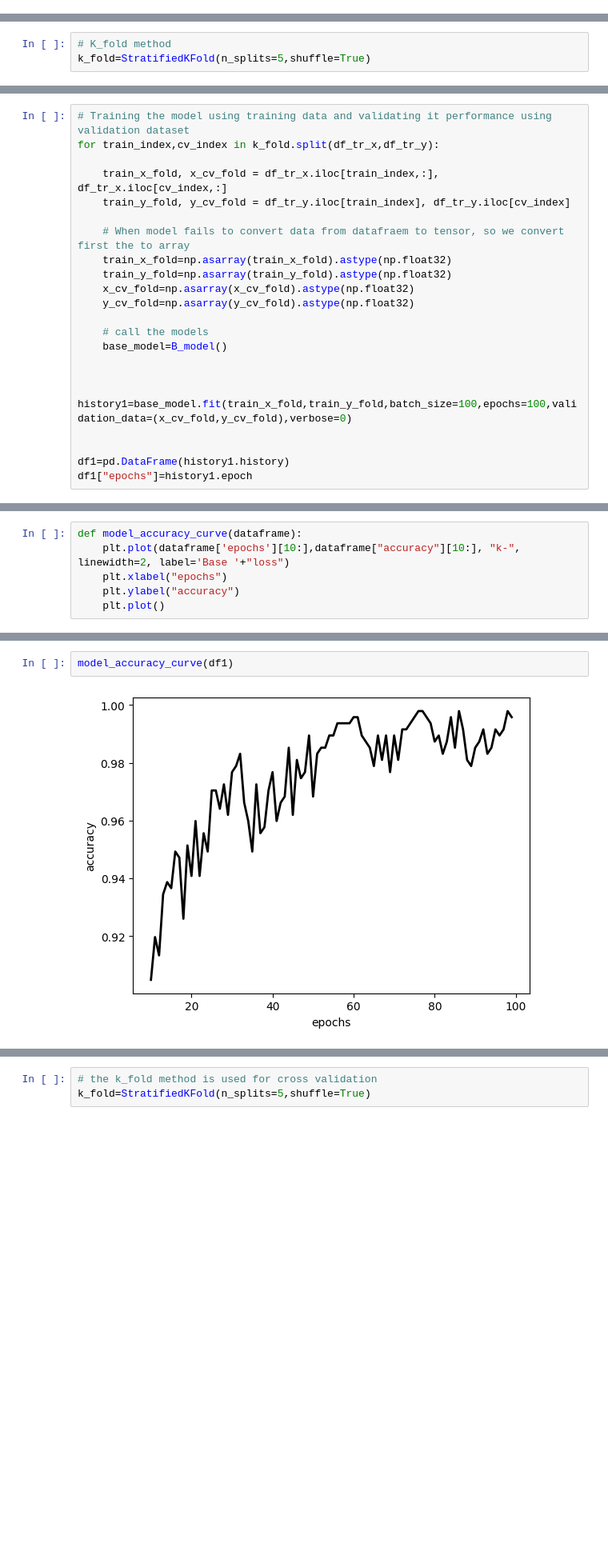
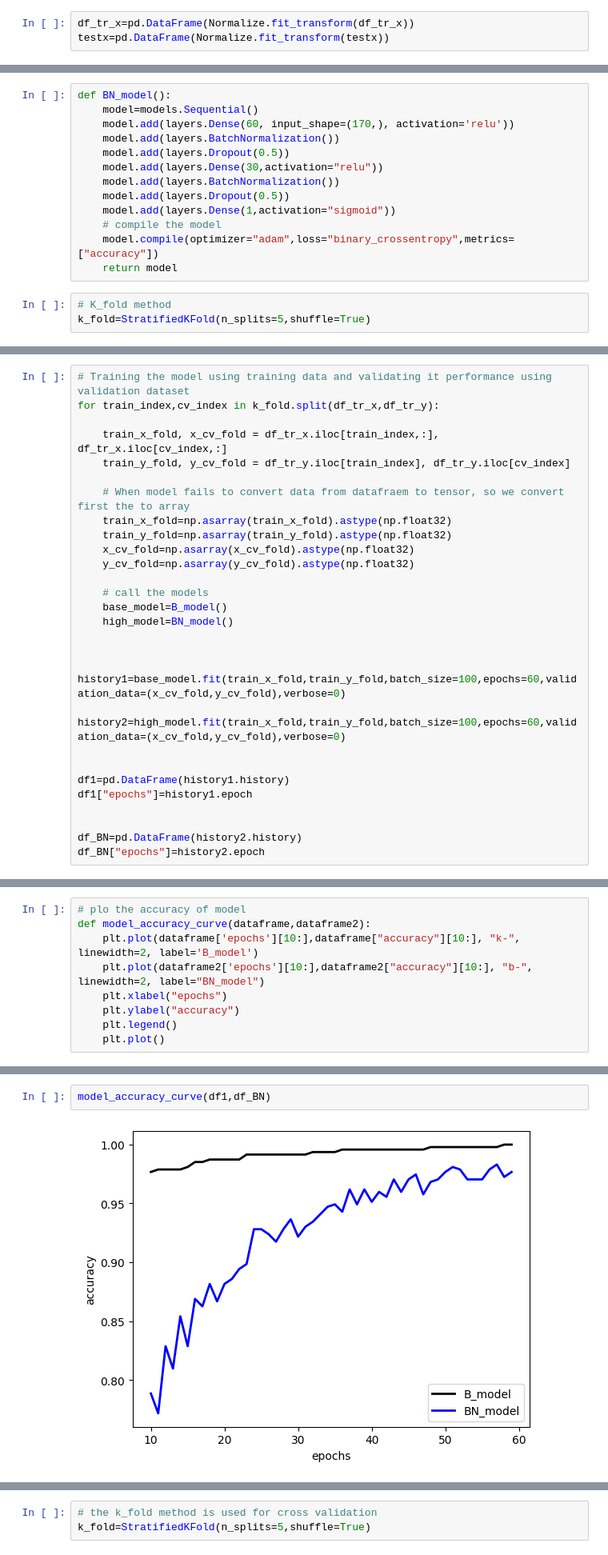
Before and after one commit to GVanave/Predictive-Analysis-of-Sensor-Data, a Jupyter notebook: Approach_Third.ipynb, the cells around one changed output, grey strips where cells are left out. Shown at 80% size. Drawn from its saved outputs; the diff is of its cells as text; blank space fills up the shorter version.

```diff
--- a/Approach_Third.ipynb
+++ b/Approach_Third.ipynb
@@ -43,6 +44,9 @@ df_tr_y=df_tr_null["class"]
 
 testx=df_test_null.drop("class",axis=1)
 testy=df_test_null["class"]
+# %%
+df_tr_x=pd.DataFrame(Normalize.fit_transform(df_tr_x))
+testx=pd.DataFrame(Normalize.fit_transform(testx))
 # %%
 testx
 # %% [output]
@@ -70,6 +74,19 @@ def B_model():
     # Compile model
     model.compile(loss='binary_crossentropy', optimizer='adam', metrics=['accuracy'])
     return model
+# %%
+def BN_model():
+    model=models.Sequential()
+    model.add(layers.Dense(60, input_shape=(170,), activation='relu'))
+    model.add(layers.BatchNormalization())
+    model.add(layers.Dropout(0.5))
+    model.add(layers.Dense(30,activation="relu"))
+    model.add(layers.BatchNormalization())
+    model.add(layers.Dropout(0.5))
+    model.add(layers.Dense(1,activation="sigmoid"))
+    # compile the model
+    model.compile(optimizer="adam",loss="binary_crossentropy",metrics=["accuracy"])
+    return model
 # %%
 # K_fold method
 k_fold=StratifiedKFold(n_splits=5,shuffle=True)
@@ -92,10 +109,16 @@ for train_index,cv_index in k_fold.split(df_tr_x,df_tr_y):
 
     # call the models
     base_model=B_model()
+    high_model=BN_model()
 
 
-    history1=base_model.fit(train_x_fold,train_y_fold,batch_size=100,epochs=100,validation_data=(x_cv_fold,y_cv_fold),verbose=0)
+    history1=base_model.fit(train_x_fold,train_y_fold,batch_size=100,epochs=60,validation_data=(x_cv_fold,y_cv_fold),verbose=0)
+    history2=high_model.fit(train_x_fold,train_y_fold,batch_size=100,epochs=60,validation_data=(x_cv_fold,y_cv_fold),verbose=0)
 
 
 df1=pd.DataFrame(history1.history)
 df1["epochs"]=history1.epoch
+
+
+df_BN=pd.DataFrame(history2.history)
+df_BN["epochs"]=history2.epoch
@@ -130,8 +183,11 @@ def model_loss_curve(dataframe1):
     plt.legend()
     plt.plot()
 # %%
-def model_accuracy_curve(dataframe):
-    plt.plot(dataframe['epochs'][10:],dataframe["accuracy"][10:], "k-", linewidth=2, label='Base '+"loss")
+# plo the accuracy of model
+def model_accuracy_curve(dataframe,dataframe2):
+    plt.plot(dataframe['epochs'][10:],dataframe["accuracy"][10:], "k-", linewidth=2, label='B_model')
+    plt.plot(dataframe2['epochs'][10:],dataframe2["accuracy"][10:], "b-", linewidth=2, label="BN_model")
     plt.xlabel("epochs")
     plt.ylabel("accuracy")
+    plt.legend()
     plt.plot()
@@ -142,4 +203,4 @@ model_loss_curve(df1)
 # %%
-model_accuracy_curve(df1)
+model_accuracy_curve(df1,df_BN)
 # %% [output]
-[figure, old version]
+[figure, new version]
```
Also changed, not shown: parts of 81 cells of this notebook.
